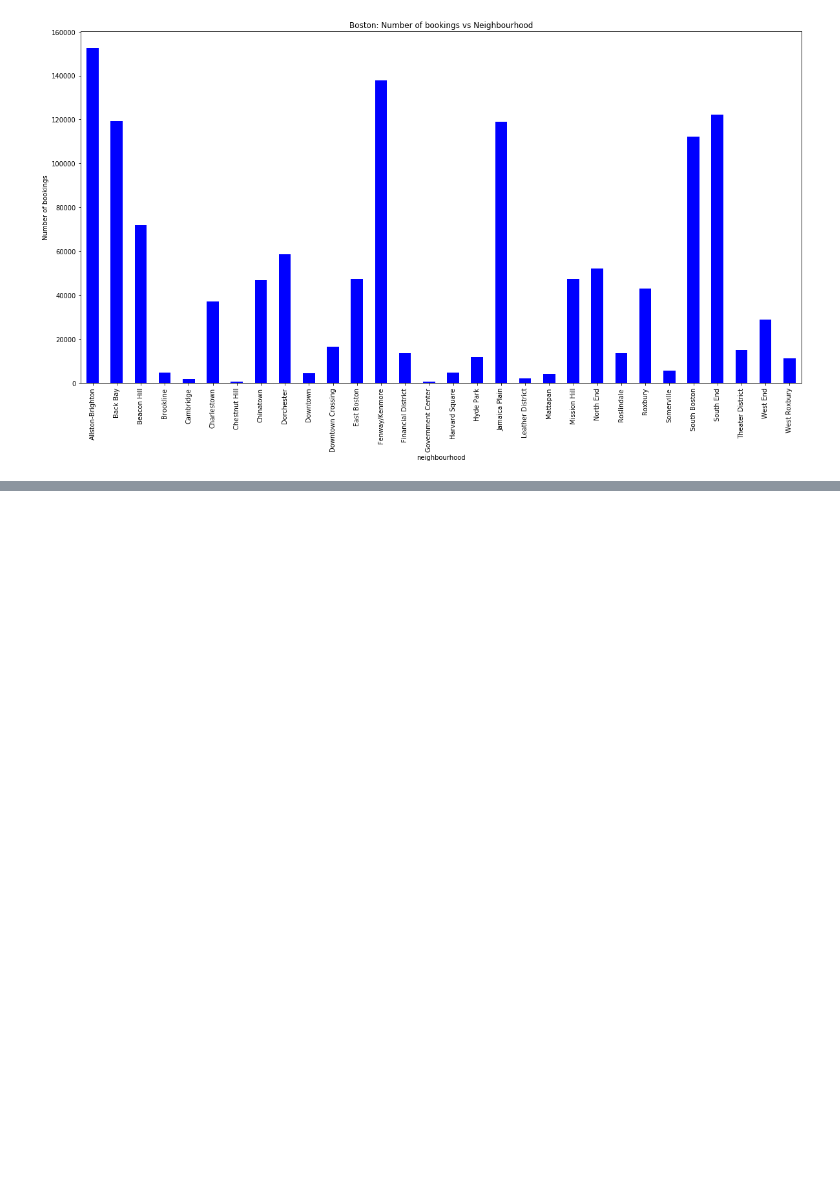
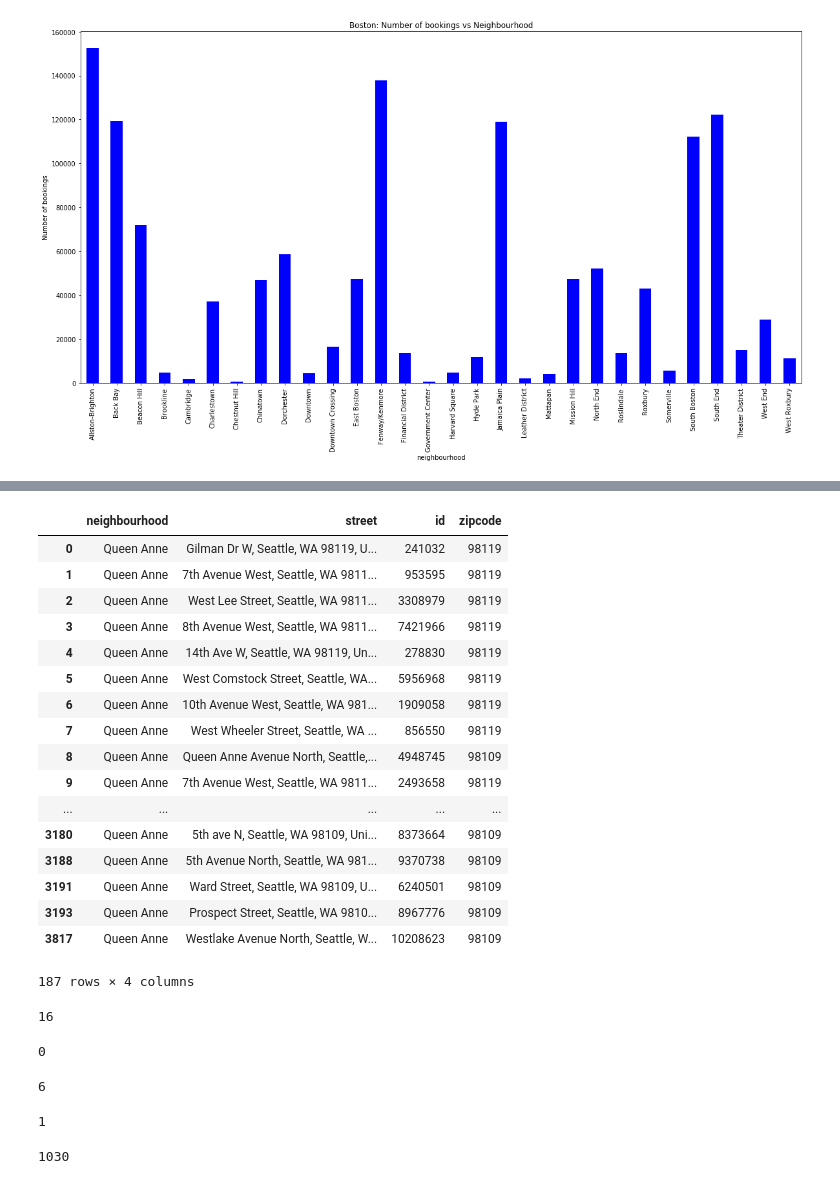
Before and after one commit to jyothishkjames/Seattle-Boston-Airbnb-Data-Analysis, a Jupyter notebook: data_prepration.ipynb, the cells around one changed output, grey strips where cells are left out. Saved outputs shown, nothing was run; the diff lists cells and outputs as text; code cells hidden in the pictures; blank space fills up the shorter version.

```diff
--- a/data_prepration.ipynb
+++ b/data_prepration.ipynb
@@ -311,0 +379,46 @@ boston_merged_df.groupby('neighbourhood')['accommodates'].sum().plot(kind='bar',
+# %%
+seattle_listings_df[['neighbourhood', 'street', 'id', 'zipcode']] [seattle_listings_df['neighbourhood'] == 'Queen Anne']
+# %% [output]
+|  | neighbourhood | street | id | zipcode |
+| 0 | Queen Anne | Gilman Dr W, Seattle, WA 98119, U... | 241032 | 98119 |
+| 1 | Queen Anne | 7th Avenue West, Seattle, WA 9811... | 953595 | 98119 |
+| 2 | Queen Anne | West Lee Street, Seattle, WA 9811... | 3308979 | 98119 |
+| 3 | Queen Anne | 8th Avenue West, Seattle, WA 9811... | 7421966 | 98119 |
+| 4 | Queen Anne | 14th Ave W, Seattle, WA 98119, Un... | 278830 | 98119 |
+| 5 | Queen Anne | West Comstock Street, Seattle, WA... | 5956968 | 98119 |
+| 6 | Queen Anne | 10th Avenue West, Seattle, WA 981... | 1909058 | 98119 |
+| 7 | Queen Anne | West Wheeler Street, Seattle, WA ... | 856550 | 98119 |
+| 8 | Queen Anne | Queen Anne Avenue North, Seattle,... | 4948745 | 98109 |
+| 9 | Queen Anne | 7th Avenue West, Seattle, WA 9811... | 2493658 | 98119 |
+| ... | ... | ... | ... | ... |
+| 3180 | Queen Anne | 5th ave N, Seattle, WA 98109, Uni... | 8373664 | 98109 |
+| 3188 | Queen Anne | 5th Avenue North, Seattle, WA 981... | 9370738 | 98109 |
+| 3191 | Queen Anne | Ward Street, Seattle, WA 98109, U... | 6240501 | 98109 |
+| 3193 | Queen Anne | Prospect Street, Seattle, WA 9810... | 8967776 | 98109 |
+| 3817 | Queen Anne | Westlake Avenue North, Seattle, W... | 10208623 | 98109 |
+187 rows × 4 columns
+# %%
+seattle_listings_df['bathrooms'].isna().sum()
+#boston_listings_df['bathrooms'].isna().sum()
+# %% [output]
+16
+# %%
+seattle_listings_df['accommodates'].isna().sum()
+#boston_listings_df['accommodates'].isna().sum()
+# %% [output]
+0
+# %%
+seattle_listings_df['bedrooms'].isna().sum()
+#boston_listings_df['bedrooms'].isna().sum()
+# %% [output]
+6
+# %%
+seattle_listings_df['beds'].isna().sum()
+#boston_listings_df['beds'].isna().sum()
+# %% [output]
+1
+# %%
+seattle_listings_df['cleaning_fee'].isna().sum()
+#boston_listings_df['cleaning_fee'].isna().sum()
+# %% [output]
+1030
```
Also changed, not shown: parts of 18 cells of this notebook.
